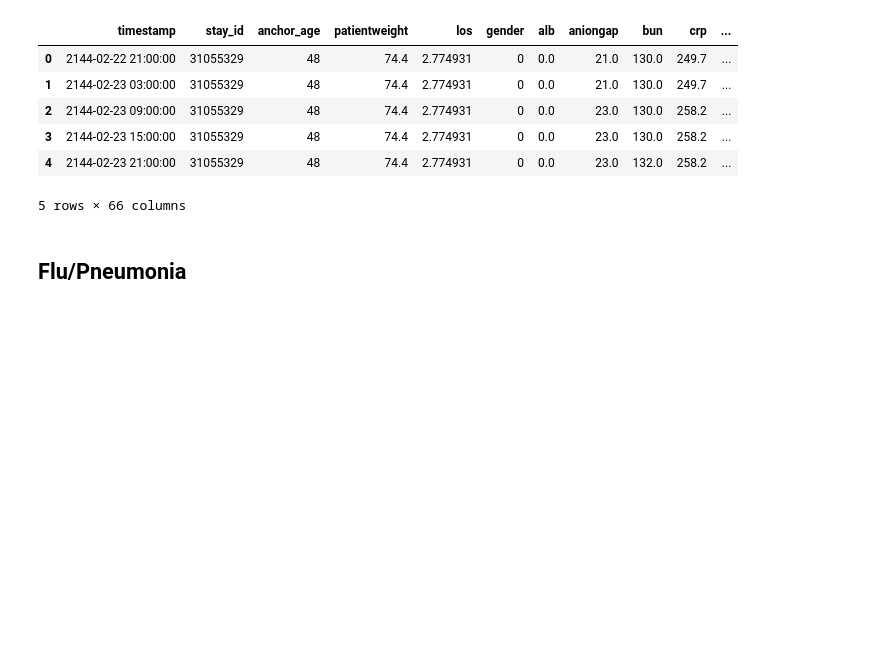
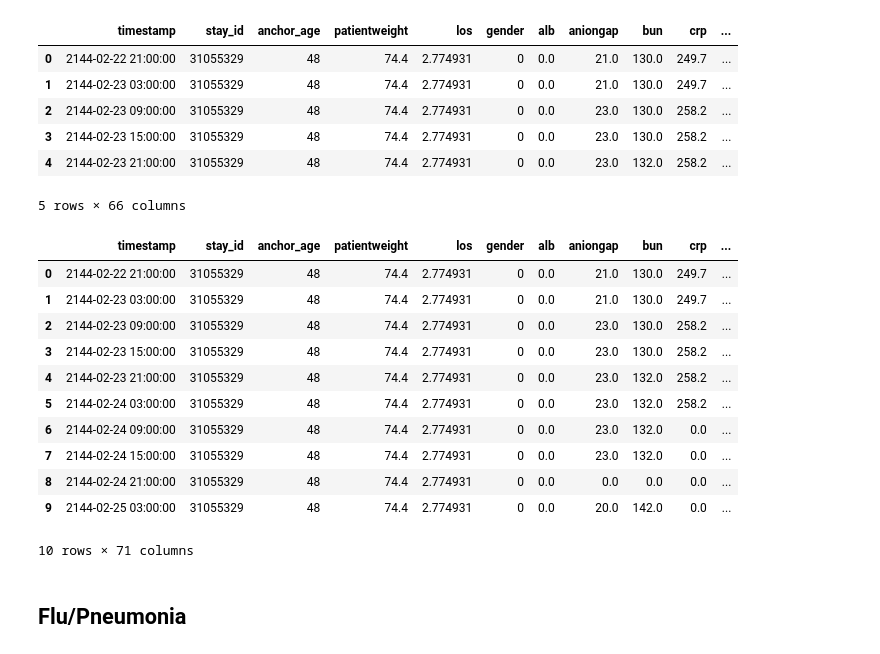
Before and after one commit to aishwarya-rm/cos_534, a Jupyter notebook: project/boosting.ipynb, the cells around one changed output. Saved outputs shown, nothing was run; the diff lists cells and outputs as text; code cells hidden in the pictures; blank space fills up the shorter version.

```diff
--- a/project/boosting.ipynb
+++ b/project/boosting.ipynb
@@ -7,3 +7,8 @@ import seaborn as sns
 import os, sys
 # %% [markdown]
 # Data
+# %%
+admissions = pd.read_csv("data/mimic-iv-1.0/core/admissions.csv.gz", compression='gzip')
+cohort = pd.read_csv("data/mimic-iv-1.0/icu/icustays.csv.gz", compression='gzip')
+diagnoses_icd = pd.read_csv("data/mimic-iv-1.0/hosp/diagnoses_icd.csv.gz", compression='gzip')
+admissions.head()
@@ -58,6 +67,42 @@ stay_ids_w_transplants = cohort[cohort.hadm_id.isin(hadm_ids_w_transplants)].sta
 kidney_df['transplant'] = 0
 transplant_indices = kidney_df[kidney_df.stay_id.isin(stay_ids_w_transplants)].index
 kidney_df.loc[transplant_indices, 'transplant'] = 1
+# %%
+kidney_subject_ids = cohort[cohort.stay_id.isin(kidney_df.stay_id.unique())].subject_id.unique()
+
+stay_to_sub_id_dict = dict()
+for sid in kidney_df.stay_id.unique():
+    stay_to_sub_id_dict[sid] = cohort[cohort.stay_id == sid].subject_id.unique()[0]
+
+sub_id_to_race_dict = dict()
+sub_id_to_marital_stat_dict = dict()
+sub_id_to_insurance_dict = dict()
+
+for sid in kidney_subject_ids:
+    sub_id_to_race_dict[sid] = admissions[admissions.subject_id == sid].ethnicity.unique()[0]
+    sub_id_to_marital_stat_dict[sid] = admissions[admissions.subject_id == sid].marital_status.unique()[0]
+    sub_id_to_insurance_dict[sid] = admissions[admissions.subject_id == sid].insurance.unique()[0]
+
+kidney_demographics = admissions[admissions.subject_id.isin(kidney_subject_ids)]
+kidney_df['subject_id'] = kidney_df["stay_id"].map(stay_to_sub_id_dict)
+kidney_df['ethnicity'] = kidney_df["subject_id"].map(sub_id_to_race_dict)
+kidney_df['marital_status'] = kidney_df["subject_id"].map(sub_id_to_marital_stat_dict)
+kidney_df['insurance'] = kidney_df["subject_id"].map(sub_id_to_insurance_dict)
+# %%
+kidney_df.head(10)
+# %% [output]
+|  | timestamp | stay_id | anchor_age | patientweight | los | gender | alb | aniongap | bun | crp | ... |
+| 0 | 2144-02-22 21:00:00 | 31055329 | 48 | 74.4 | 2.774931 | 0 | 0.0 | 21.0 | 130.0 | 249.7 | ... |
+| 1 | 2144-02-23 03:00:00 | 31055329 | 48 | 74.4 | 2.774931 | 0 | 0.0 | 21.0 | 130.0 | 249.7 | ... |
+| 2 | 2144-02-23 09:00:00 | 31055329 | 48 | 74.4 | 2.774931 | 0 | 0.0 | 23.0 | 130.0 | 258.2 | ... |
+| 3 | 2144-02-23 15:00:00 | 31055329 | 48 | 74.4 | 2.774931 | 0 | 0.0 | 23.0 | 130.0 | 258.2 | ... |
+| 4 | 2144-02-23 21:00:00 | 31055329 | 48 | 74.4 | 2.774931 | 0 | 0.0 | 23.0 | 132.0 | 258.2 | ... |
+| 5 | 2144-02-24 03:00:00 | 31055329 | 48 | 74.4 | 2.774931 | 0 | 0.0 | 23.0 | 132.0 | 258.2 | ... |
+| 6 | 2144-02-24 09:00:00 | 31055329 | 48 | 74.4 | 2.774931 | 0 | 0.0 | 23.0 | 132.0 | 0.0 | ... |
+| 7 | 2144-02-24 15:00:00 | 31055329 | 48 | 74.4 | 2.774931 | 0 | 0.0 | 23.0 | 132.0 | 0.0 | ... |
+| 8 | 2144-02-24 21:00:00 | 31055329 | 48 | 74.4 | 2.774931 | 0 | 0.0 | 0.0 | 0.0 | 0.0 | ... |
+| 9 | 2144-02-25 03:00:00 | 31055329 | 48 | 74.4 | 2.774931 | 0 | 0.0 | 20.0 | 142.0 | 0.0 | ... |
+10 rows × 71 columns
 # %% [markdown]
 ## Flu/Pneumonia
 # %%
```
Also changed, not shown: parts of 4 cells of this notebook.
